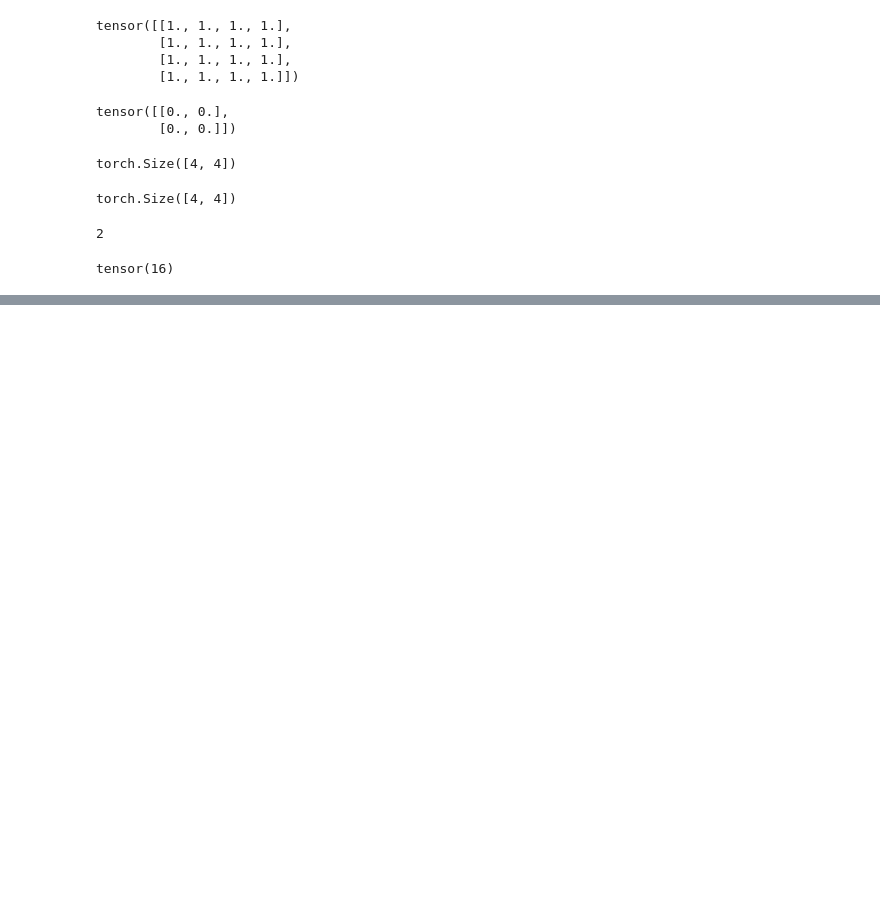
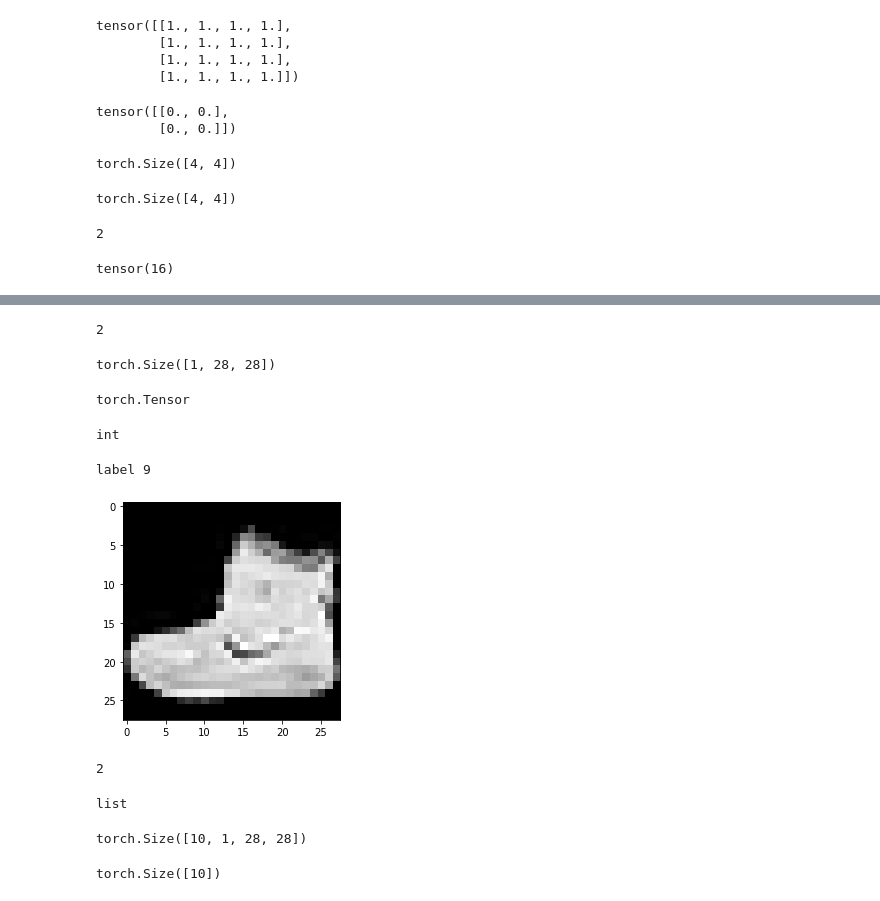
Before and after one commit to amitsuyal01/Pytorch_intro, a Jupyter notebook: pytorch_intro.ipynb, the cells around one changed output, grey strips where cells are left out. Drawn from its saved outputs; the diff is of its cells as text; code cells hidden in the pictures; blank space fills up the shorter version.

```diff
--- a/pytorch_intro.ipynb
+++ b/pytorch_intro.ipynb
@@ -182,0 +254,9 @@ tensor([[1, 2, 3],
+# %%
+train_set= torchvision.datasets.FashionMNIST(
+root='.data/FashionMNIST',
+train=True,
+download=True,
+transform=transforms.Compose([
+    transforms.ToTensor()
+])
+)
@@ -182,0 +284,2 @@ tensor([[1, 2, 3],
+# %%
+sample= next(iter(train_set))
@@ -182,0 +290,24 @@ tensor([[1, 2, 3],
+# %%
+len(sample)
+# %% [output]
+2
+# %%
+image,label=sample
+# %%
+image.shape
+# %% [output]
+torch.Size([1, 28, 28])
+# %%
+type(image)
+# %% [output]
+torch.Tensor
+# %%
+type(label)
+# %% [output]
+int
+# %%
+plt.imshow(image.squeeze(),cmap="gray")
+print ('label',label)
+# %% [output]
+label 9
+[figure, added]
@@ -182,0 +316,8 @@ tensor([[1, 2, 3],
+# %%
+len(batch)
+# %% [output]
+2
+# %%
+type(batch)
+# %% [output]
+list
@@ -182,0 +326,8 @@ tensor([[1, 2, 3],
+# %%
+images.shape
+# %% [output]
+torch.Size([10, 1, 28, 28])
+# %%
+labels.shape
+# %% [output]
+torch.Size([10])
```
Also changed, not shown: parts of 95 cells of this notebook, 8 other files.
